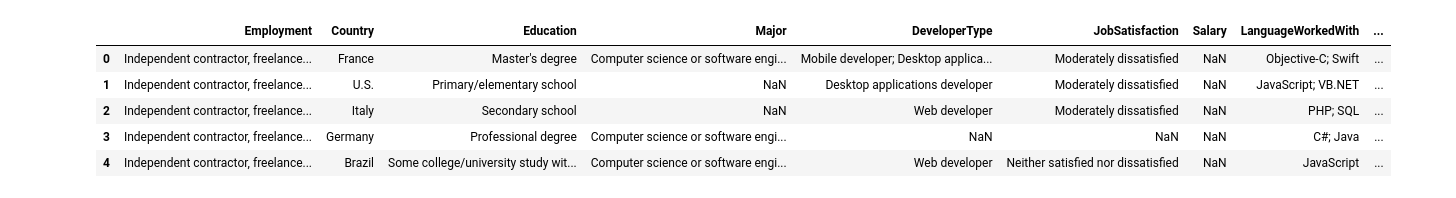
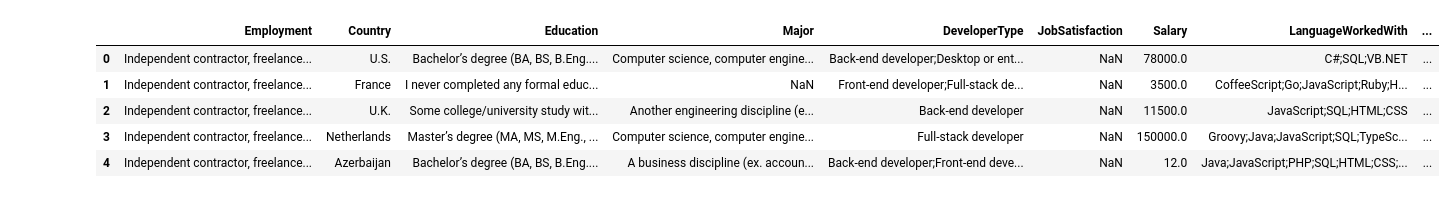
Before and after one commit to aldrinlambon/stackoverflow-survey-data-analysis, a Jupyter notebook: SalaryModeling.ipynb, the cells around one changed output. Cells and saved outputs as stored; diff of their text form; code cells hidden in the pictures.

```diff
--- a/SalaryModeling.ipynb
+++ b/SalaryModeling.ipynb
@@ -36,10 +8,0 @@ def one_hot_cat_list(cat_list,series):
-# %%
-df_free = pd.read_csv('survey_data_17_to_19.csv',low_memory=False)
-df_free.head()
-# %% [output]
-|  | Employment | Country | Education | Major | DeveloperType | JobSatisfaction | Salary | LanguageWorkedWith | ... |
-| 0 | Independent contractor, freelance... | France | Master's degree | Computer science or software engi... | Mobile developer; Desktop applica... | Moderately dissatisfied | NaN | Objective-C; Swift | ... |
-| 1 | Independent contractor, freelance... | U.S. | Primary/elementary school | NaN | Desktop applications developer | Moderately dissatisfied | NaN | JavaScript; VB.NET | ... |
-| 2 | Independent contractor, freelance... | Italy | Secondary school | NaN | Web developer | Moderately dissatisfied | NaN | PHP; SQL | ... |
-| 3 | Independent contractor, freelance... | Germany | Professional degree | Computer science or software engi... | NaN | NaN | NaN | C#; Java | ... |
-| 4 | Independent contractor, freelance... | Brazil | Some college/university study wit... | Computer science or software engi... | Web developer | Neither satisfied nor dissatisfied | NaN | JavaScript | ... |
@@ -46,5 +16,19 @@ df_free.head()
 # %%
+df_free = pd.read_csv('survey_data_17_to_19.csv',low_memory=False)
+
 Q3 = df_free['Salary'].describe()['75%']
 Q1 = df_free['Salary'].describe()['25%']
 IQR = Q3-Q1
 upper_bound = Q3 + 1.5*IQR
+
+with_salary_no_outlier = (df_free['Salary']>0) & (df_free['Salary']<=upper_bound)
+
+df_free = df_free[with_salary_no_outlier].reset_index(drop=True)
+df_free.head()
+# %% [output]
+|  | Employment | Country | Education | Major | DeveloperType | JobSatisfaction | Salary | LanguageWorkedWith | ... |
+| 0 | Independent contractor, freelance... | U.S. | Bachelor’s degree (BA, BS, B.Eng.... | Computer science, computer engine... | Back-end developer;Desktop or ent... | NaN | 78000.0 | C#;SQL;VB.NET | ... |
+| 1 | Independent contractor, freelance... | France | I never completed any formal educ... | NaN | Front-end developer;Full-stack de... | NaN | 3500.0 | CoffeeScript;Go;JavaScript;Ruby;H... | ... |
+| 2 | Independent contractor, freelance... | U.K. | Some college/university study wit... | Another engineering discipline (e... | Back-end developer | NaN | 11500.0 | JavaScript;SQL;HTML;CSS | ... |
+| 3 | Independent contractor, freelance... | Netherlands | Master’s degree (MA, MS, M.Eng., ... | Computer science, computer engine... | Full-stack developer | NaN | 150000.0 | Groovy;Java;JavaScript;SQL;TypeSc... | ... |
+| 4 | Independent contractor, freelance... | Azerbaijan | Bachelor’s degree (BA, BS, B.Eng.... | A business discipline (ex. accoun... | Back-end developer;Front-end deve... | NaN | 12.0 | Java;JavaScript;PHP;SQL;HTML;CSS;... | ... |
```
Also changed, not shown: parts of 9 cells of this notebook.
